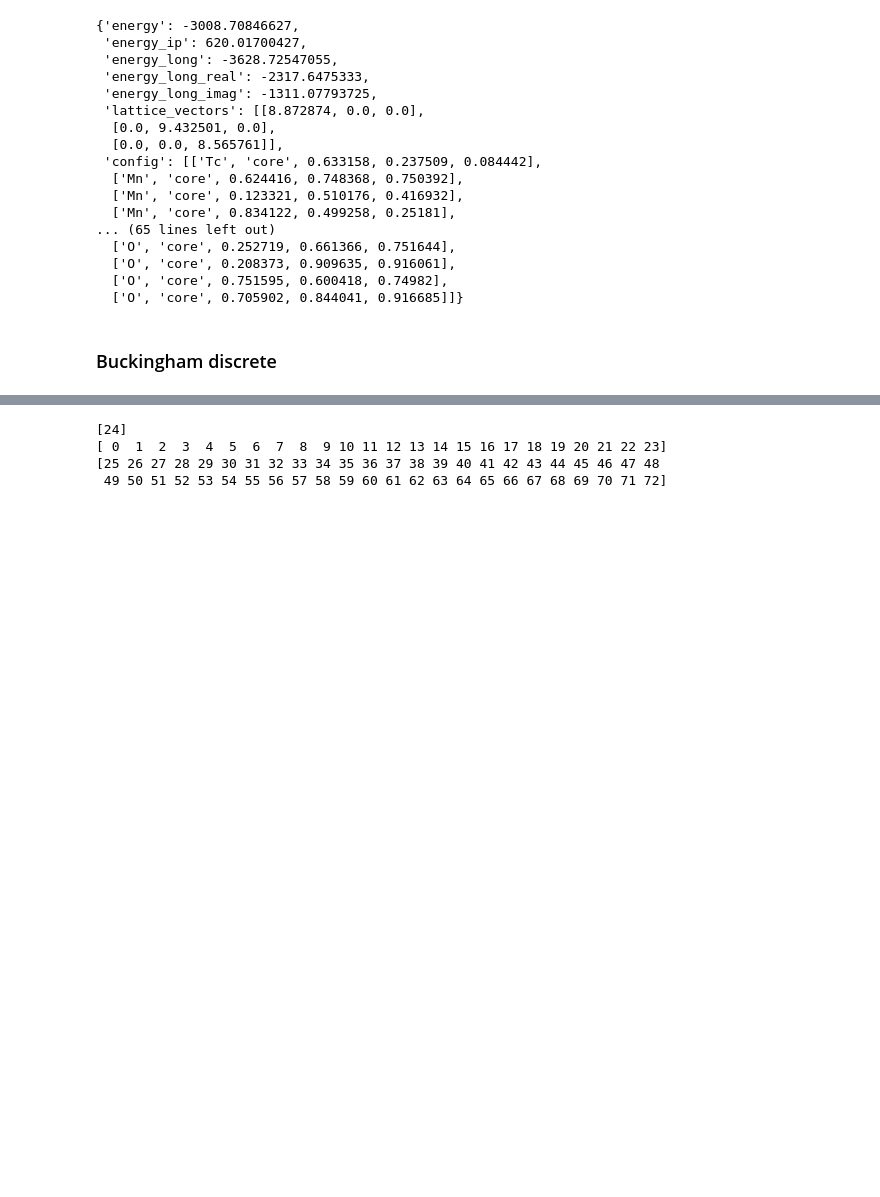
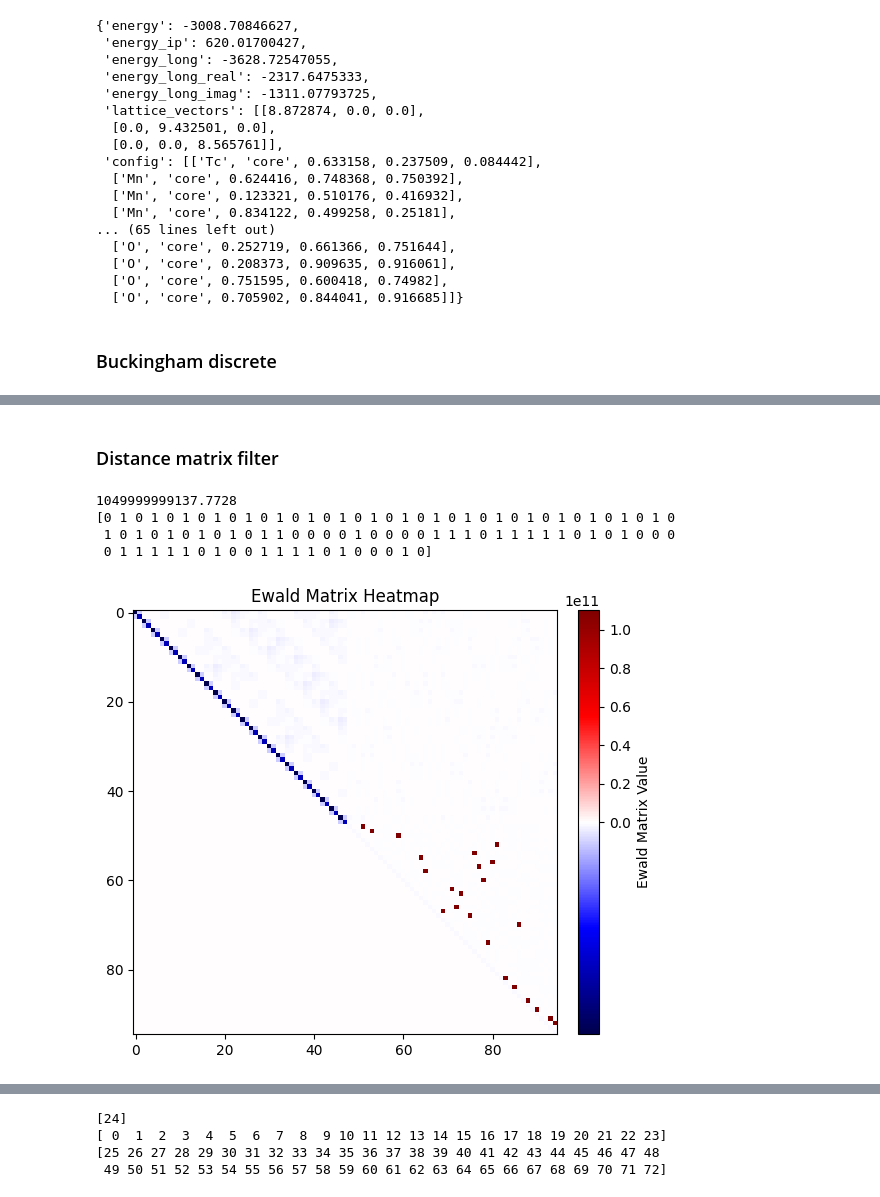
Before and after one commit to cmc-ucl/QUBO_GULP, a Jupyter notebook: QUBO_GULP.ipynb, the cells around one changed output, grey strips where cells are left out. Drawn from its saved outputs; the diff is of its cells as text; code cells hidden in the pictures; blank space fills up the shorter version.

Commit message:
Add all discrete QUBO functions

```diff
--- a/QUBO_GULP.ipynb
+++ b/QUBO_GULP.ipynb
@@ -1292 +1196,3 @@ array([[-30.23838921, -22.67879191,  -1.01597889, ...,   0.73278234,
+# %%
+final_ewald,oxygen_energy = project_and_remove_oxygen(weighted_ewald, structure, mn_indices, li_indices, o_indices)
 # %%
@@ -1423 +1254,4 @@ np.float64(620.0227857650738)
+# %%
+expanded_atomic_numbers, expanded_coordinates = expand_atomic_structure(atomic_numbers, coordinates, mn_indices)
+ip_matrix_expanded_reduced, oo_energy = project_and_remove_oxygen_from_buckingham(ip_matrix_expanded, expanded_atomic_numbers)
 # %%
@@ -1572,0 +1324,16 @@ ewald_diff,ip_diff,ewald_matrix_fl,ewald_matrix_dl = build_qubo_limno(structure_
+# %%
+# n_structure = 1
+# structure = db_to_structure(data[list(data.keys())[n_structure]])
+# li_indices = np.where(np.array(structure.atomic_numbers) == 3)[0]
+# tc_indices = np.where(np.array(structure.atomic_numbers) == 43)[0]
+# if len(tc_indices) == 1:
+#     tc_indices = [tc_indices]
+# for idx in tc_indices:
+#     structure[idx] = 'Mn'
+# mn_indices = np.where(np.array(structure.atomic_numbers) == 25)[0]
+
+Q_matrix, oo_energy = build_qubo_limno_disc(final_model,sigma=None,max_shift = None,
+                                    w=0.123,triu=True, distance_analysis=True,
+                                    distance_threshold=0.1)
+# %% [markdown]
+### Distance matrix filter
@@ -1572,0 +1362,37 @@ ewald_diff,ip_diff,ewald_matrix_fl,ewald_matrix_dl = build_qubo_limno(structure_
+# %%
+x = generate_random_binary_array(mn_indices, li_indices,n_active=24)
+
+print(classical_energy(x, Q_matrix + nn_shift_expanded )+oo_energy)
+print(x)
+# %% [output]
+1049999999137.7728
+[0 1 0 1 0 1 0 1 0 1 0 1 0 1 0 1 0 1 0 1 0 1 0 1 0 1 0 1 0 1 0 1 0 1 0 1 0
+ 1 0 1 0 1 0 1 0 1 0 1 1 0 0 0 0 1 0 0 0 0 1 1 1 0 1 1 1 1 1 0 1 0 1 0 0 0
+ 0 1 1 1 1 1 0 1 0 0 1 1 1 1 0 1 0 0 0 1 0]
+# %%
+import numpy as np
+import matplotlib.pyplot as plt
+from matplotlib.colors import TwoSlopeNorm
+
+# Example Ewald matrix
+
+# Plotting
+fig, ax = plt.subplots(figsize=(6, 5))
+
+# Use TwoSlopeNorm to center the colormap at 0 (white)
+norm = TwoSlopeNorm(vmin=np.min(Q_matrix), vcenter=0, vmax=np.max(Q_matrix))
+
+# Use 'seismic' or 'bwr' diverging colormap
+cmap = plt.get_cmap('seismic')  # or 'bwr'
+
+cax = ax.imshow(Q_matrix, cmap=cmap, norm=norm)
+
+# Add colorbar
+cbar = plt.colorbar(cax, ax=ax, fraction=0.046, pad=0.04)
+cbar.set_label("Ewald Matrix Value")
+
+ax.set_title("Ewald Matrix Heatmap")
+plt.tight_layout()
+plt.show()
+# %% [output]
+[figure, added]
```
Also changed, not shown: parts of 17 cells of this notebook, 1 other file.
